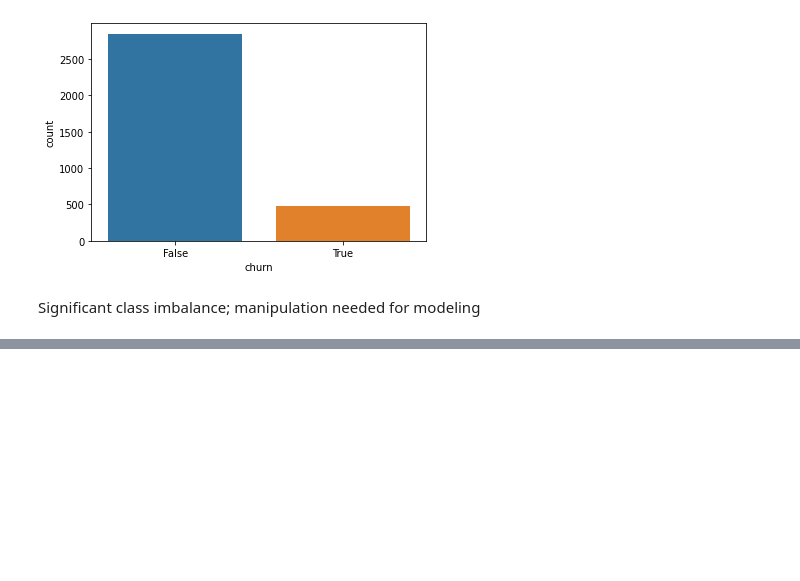
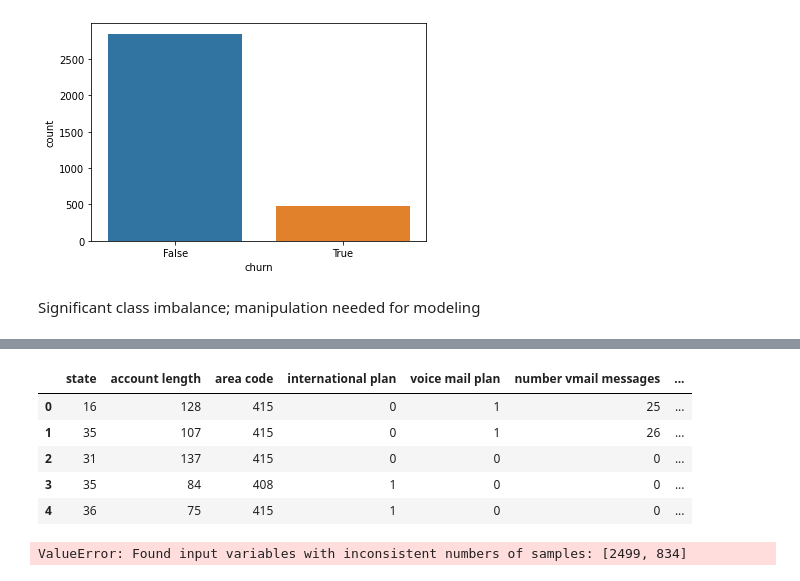
Before and after one commit to yehcolum/Customer-Churn-Classification-Model1, a Jupyter notebook: Customer Churn Classification Model.ipynb, the cells around one changed output, grey strips where cells are left out. Cells and saved outputs as stored; diff of their text form; code cells hidden in the pictures; blank space fills up the shorter version.

Commit message:
initial pipeline

```diff
--- a/Customer Churn Classification Model.ipynb
+++ b/Customer Churn Classification Model.ipynb
@@ -56,0 +122,9 @@ Significant class imbalance; manipulation needed for modeling
+# %%
+df1.head()
+# %% [output]
+|  | state | account length | area code | international plan | voice mail plan | number vmail messages | ... |
+| 0 | 16 | 128 | 415 | 0 | 1 | 25 | ... |
+| 1 | 35 | 107 | 415 | 0 | 1 | 26 | ... |
+| 2 | 31 | 137 | 415 | 0 | 0 | 0 | ... |
+| 3 | 35 | 84 | 408 | 1 | 0 | 0 | ... |
+| 4 | 36 | 75 | 415 | 1 | 0 | 0 | ... |
@@ -56,0 +140,8 @@ Significant class imbalance; manipulation needed for modeling
+# %%
+# Fit the training data to pipeline
+pipe_scaler_KNN.fit(X_train, y_train)
+
+# Print the accuracy on test set
+pipe_scaler_KNN.score(X_test, y_test)
+# %% [output]
+ValueError: Found input variables with inconsistent numbers of samples: [2499, 834]
```
Also changed, not shown: parts of 8 cells of this notebook.
